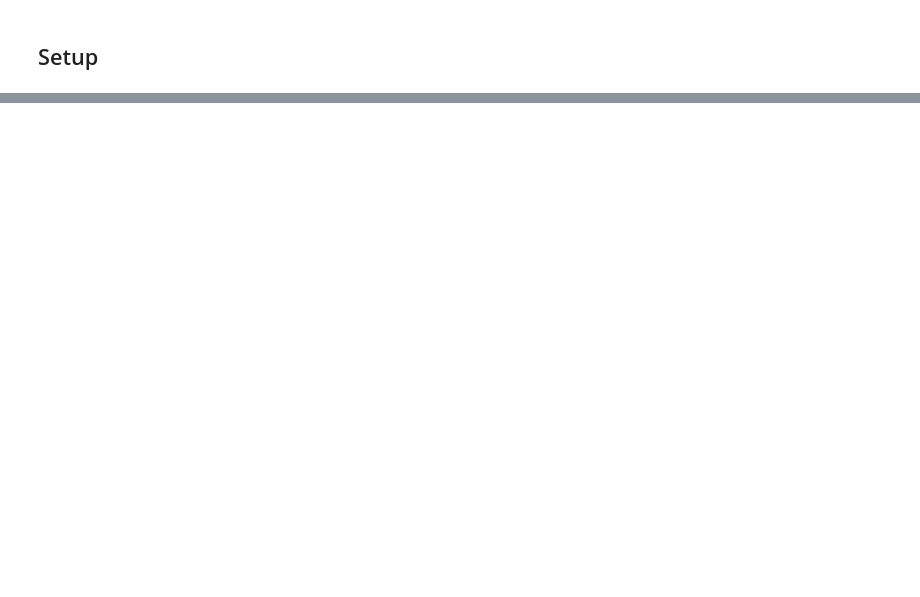
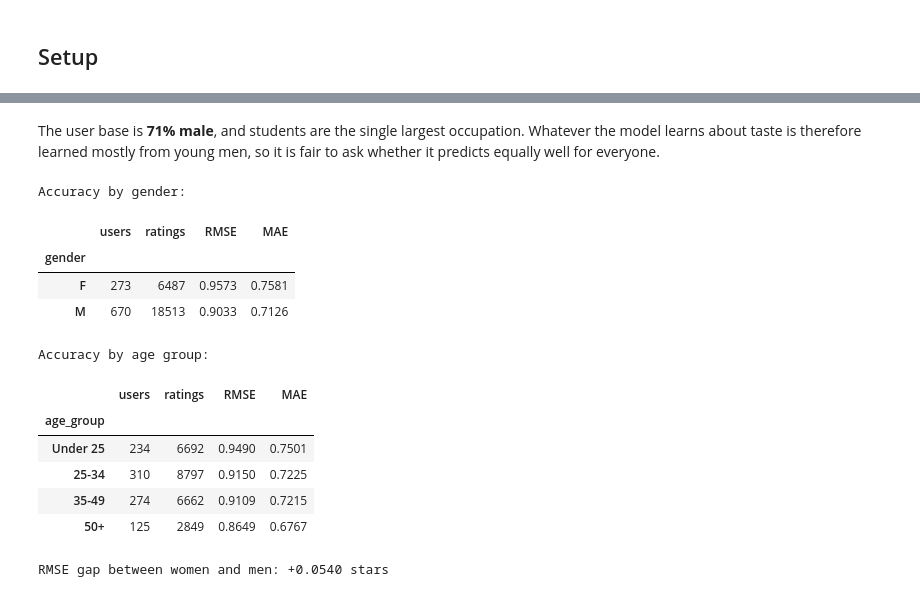
Before and after one commit to Koshies/MovieLens, a Jupyter notebook: MovieLens.ipynb, the cells around one changed output, grey strips where cells are left out. Saved outputs shown, nothing was run; the diff lists cells and outputs as text; code cells hidden in the pictures; blank space fills up the shorter version.

```diff
--- a/MovieLens.ipynb
+++ b/MovieLens.ipynb
@@ -510,0 +257,12 @@ Web* (pp. 285-295). ACM.
+# %%
+user_file = os.path.join(get_dataset_dir(), "ml-100k", "ml-100k", "u.user")
+users = pd.read_csv(user_file, sep="|", encoding="latin-1",
+                    names=["user_id", "age", "gender", "occupation", "zip"])
+users["user_id"] = users["user_id"].astype(str)
+
+print(f"Users in the dataset: {len(users)}")
+print("\nGender split:")
+print((users["gender"].value_counts(normalize=True) * 100).round(1).to_string())
+print("\nAge: min %d, median %d, max %d" % (users.age.min(), users.age.median(), users.age.max()))
+print("\nFive most common occupations:")
+print(users["occupation"].value_counts().head(5).to_string())
@@ -510,0 +286,34 @@ Web* (pp. 285-295). ACM.
+# %% [markdown]
+The user base is **71% male**, and students are the single largest occupation. Whatever the model
+learns about taste is therefore learned mostly from young men, so it is fair to ask whether it
+predicts equally well for everyone.
+# %%
+audit = preds_df.merge(users[["user_id", "age", "gender", "occupation"]], on="user_id")
+audit["age_group"] = pd.cut(audit["age"], [0, 24, 34, 49, 100],
+                            labels=["Under 25", "25-34", "35-49", "50+"])
+
+for label, col in [("gender", "gender"), ("age group", "age_group")]:
+    summary = audit.groupby(col, observed=True).agg(
+        users=("user_id", "nunique"),
+        ratings=("error", "size"),
+        RMSE=("error", rmse),
+        MAE=("error", lambda e: e.abs().mean())).round(4)
+    print(f"\nAccuracy by {label}:")
+    display(summary)
+
+gap = (audit.groupby("gender", observed=True)["error"].apply(rmse))
+print(f"\nRMSE gap between women and men: {gap['F'] - gap['M']:+.4f} stars")
+# %% [output]
+Accuracy by gender:
+|  | users | ratings | RMSE | MAE |
+| gender |  |  |  |  |
+| F | 273 | 6487 | 0.9573 | 0.7581 |
+| M | 670 | 18513 | 0.9033 | 0.7126 |
+Accuracy by age group:
+|  | users | ratings | RMSE | MAE |
+| age_group |  |  |  |  |
+| Under 25 | 234 | 6692 | 0.9490 | 0.7501 |
+| 25-34 | 310 | 8797 | 0.9150 | 0.7225 |
+| 35-49 | 274 | 6662 | 0.9109 | 0.7215 |
+| 50+ | 125 | 2849 | 0.8649 | 0.6767 |
+RMSE gap between women and men: +0.0540 stars
```
Also changed, not shown: parts of 58 cells of this notebook.
